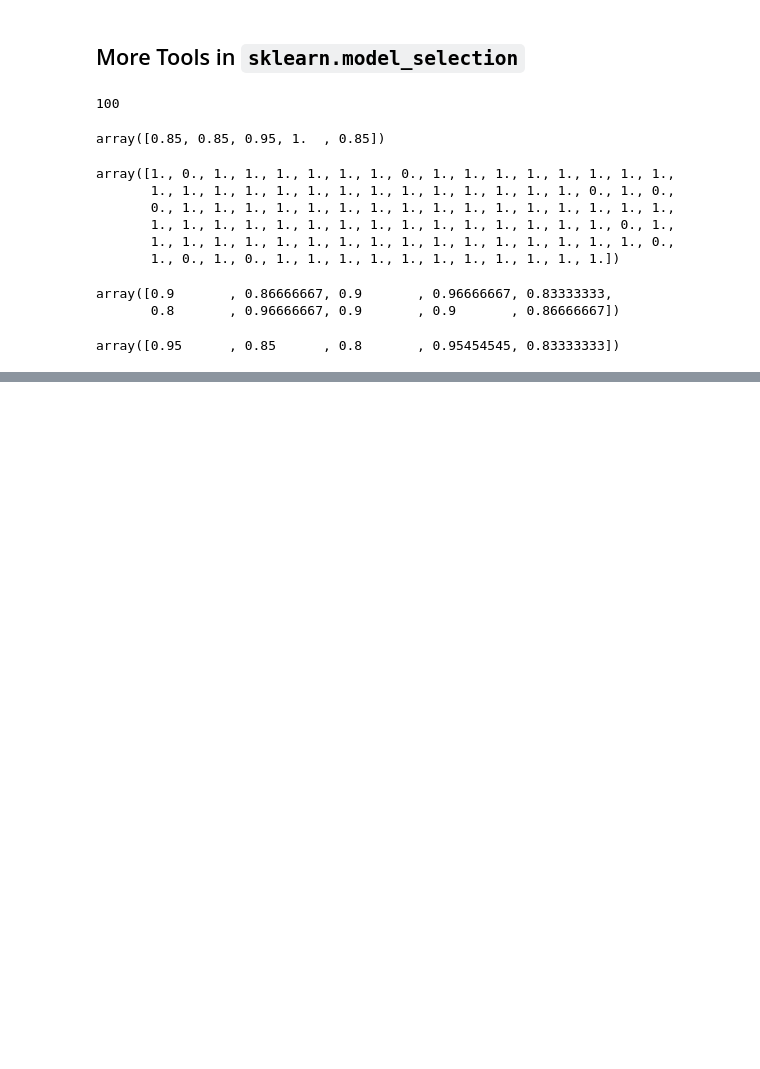
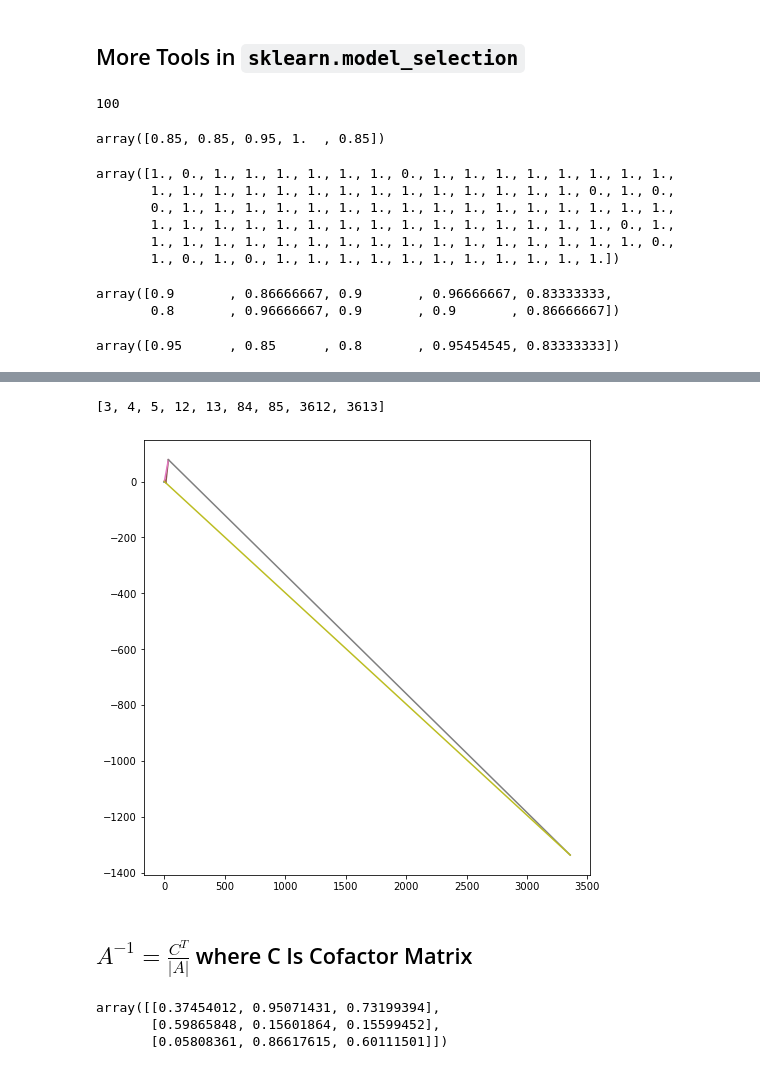
Before and after one commit to gadamico/Code-Snippets, a Jupyter notebook: scratch8.ipynb, the cells around one changed output, grey strips where cells are left out. Saved outputs shown, nothing was run; the diff lists cells and outputs as text; code cells hidden in the pictures; blank space fills up the shorter version.

```diff
--- a/scratch8.ipynb
+++ b/scratch8.ipynb
@@ -319,0 +399,7 @@ array([0.95      , 0.85      , 0.8       , 0.95454545, 0.83333333])
+# %%
+draw_triangles(4)
+# %% [output]
+[3, 4, 5, 12, 13, 84, 85, 3612, 3613]
+[figure, added]
+# %% [markdown]
+## $A^{-1} = \frac{C^T}{|A|}$ where C Is Cofactor Matrix
@@ -319,0 +411,6 @@ array([0.95      , 0.85      , 0.8       , 0.95454545, 0.83333333])
+# %%
+A
+# %% [output]
+array([[0.37454012, 0.95071431, 0.73199394],
+       [0.59865848, 0.15601864, 0.15599452],
+       [0.05808361, 0.86617615, 0.60111501]])
```
Also changed, not shown: parts of 29 cells of this notebook.
